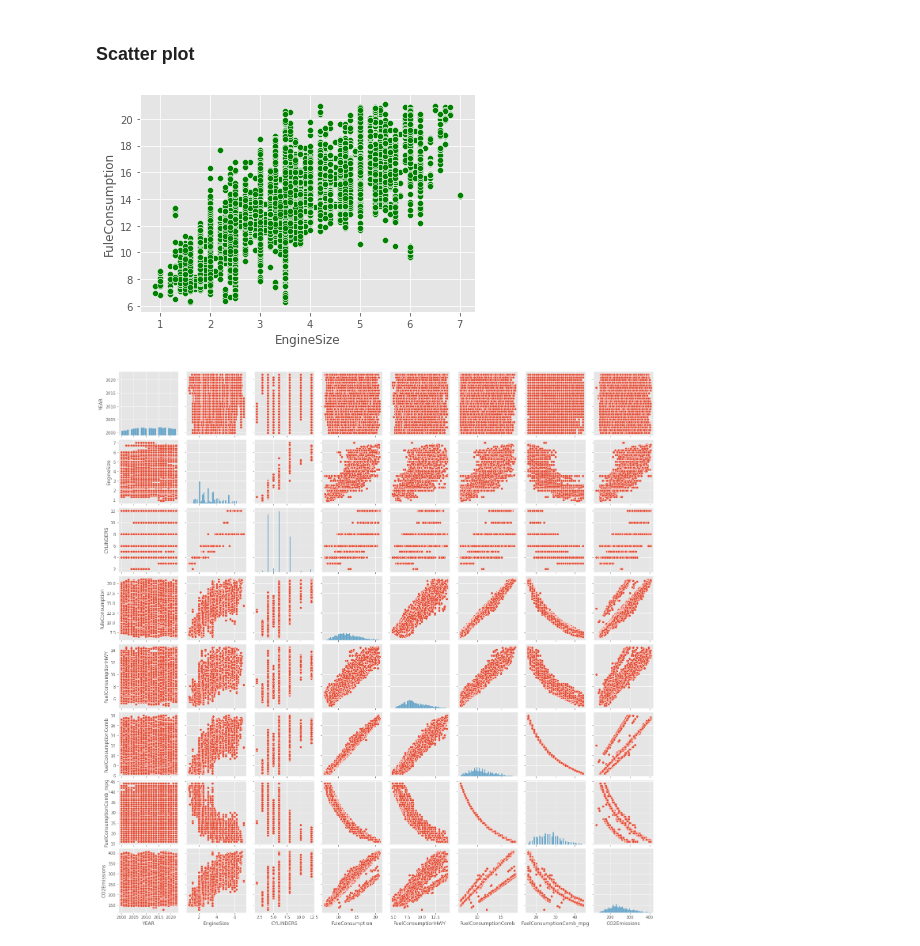
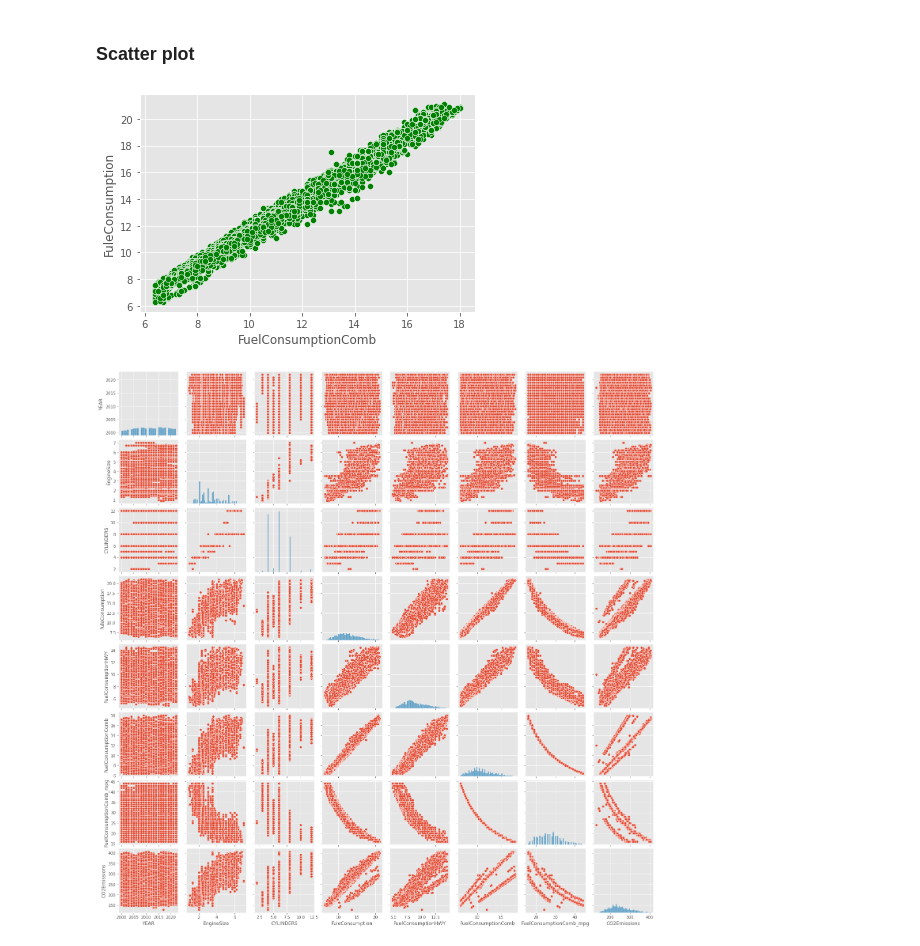
Before and after one commit to ATHULV99/ML-Projects, a Jupyter notebook: fuel consumption project/Fuel_consumption.ipynb, the cells around one changed output. Saved outputs shown, nothing was run; the diff lists cells and outputs as text; code cells hidden in the pictures.

```diff
--- a/fuel consumption project/Fuel_consumption.ipynb
+++ b/fuel consumption project/Fuel_consumption.ipynb
@@ -255,9 +230,9 @@ plt.title("YEAR vs Fuelconsumption");
 # %% [markdown]
 ### Scatter plot
 # %%
-sns.scatterplot(data=data,x="EngineSize",y="FuleConsumption",color="Green");
+sns.scatterplot(data=data,x="FuelConsumptionComb",y="FuleConsumption",color="Green");
 # %% [output]
-[figure, old version]
+[figure, new version]
 # %%
 sns.pairplot(data);
 # %% [output]
```
Also changed, not shown: parts of 17 cells of this notebook.
